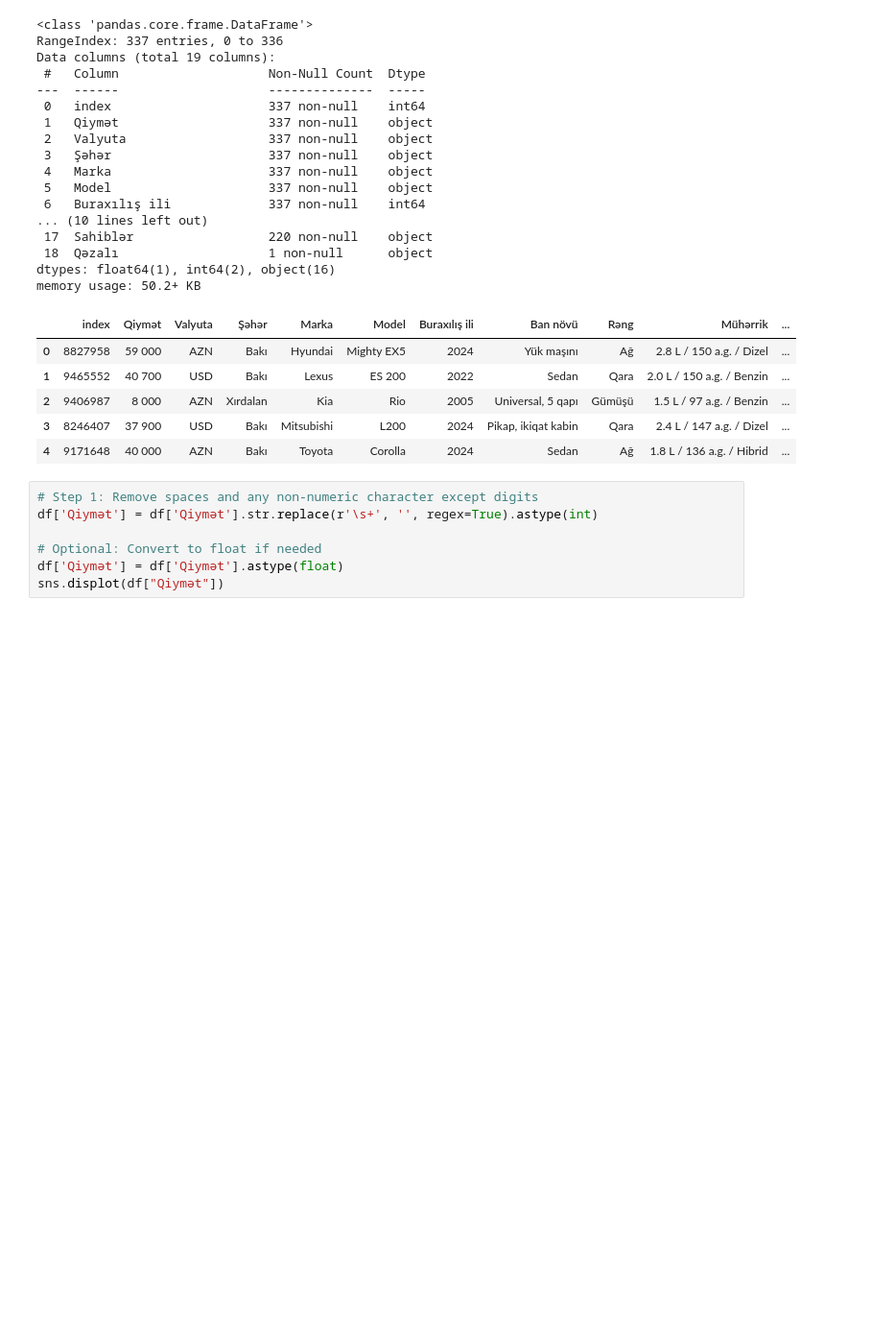
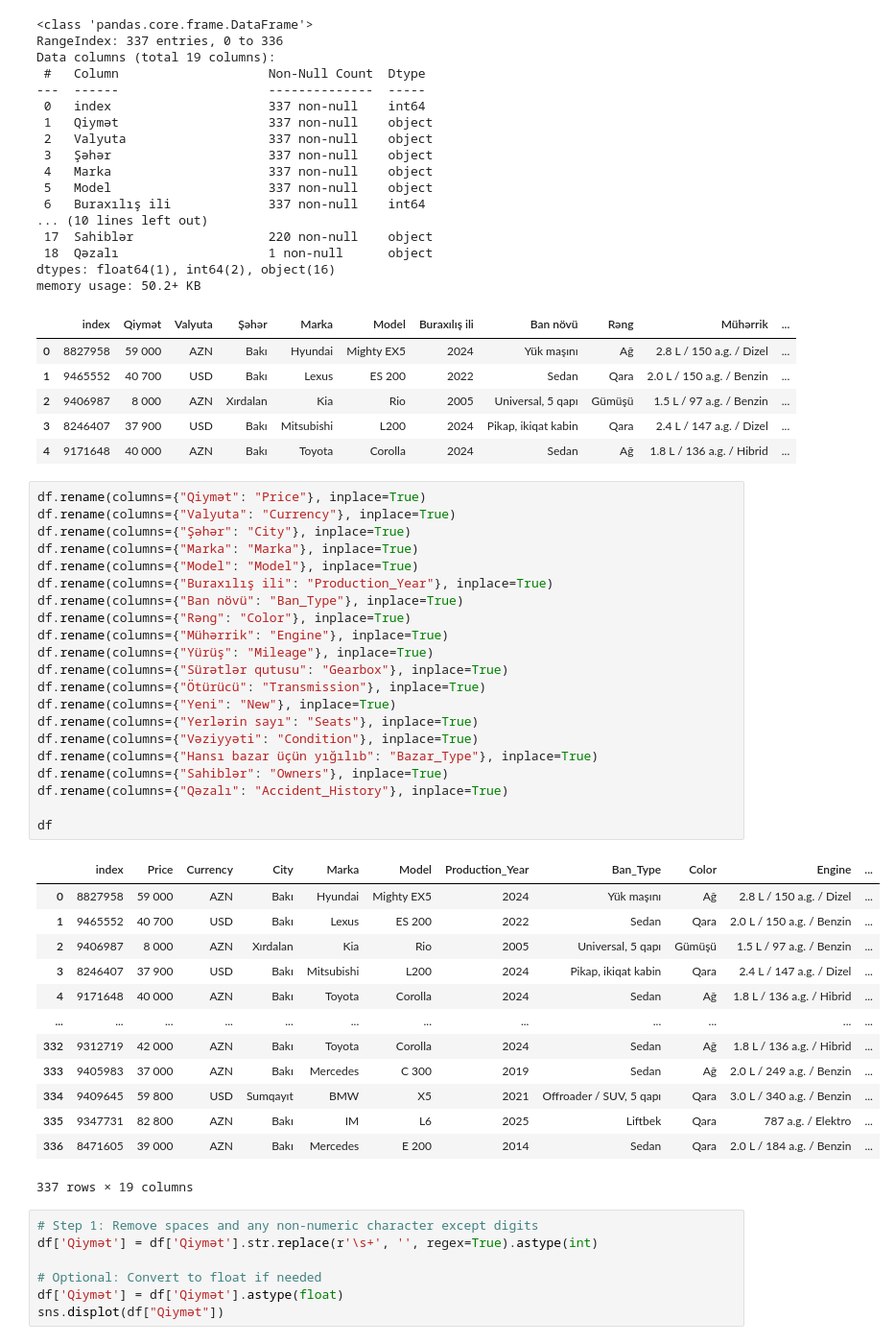
Before and after one commit to kaimg/scraper-turbo, a Jupyter notebook: data_cleaning.ipynb, the cells around one changed output. Shown at 96% size. Saved outputs shown, nothing was run; the diff lists cells and outputs as text; blank space fills up the shorter version.

```diff
--- a/data_cleaning.ipynb
+++ b/data_cleaning.ipynb
@@ -31,6 +32,41 @@ memory usage: 50.2+ KB
 | 2 | 9406987 | 8 000 | AZN | Xırdalan | Kia | Rio | 2005 | Universal, 5 qapı | Gümüşü | 1.5 L / 97 a.g. / Benzin | ... |
 | 3 | 8246407 | 37 900 | USD | Bakı | Mitsubishi | L200 | 2024 | Pikap, ikiqat kabin | Qara | 2.4 L / 147 a.g. / Dizel | ... |
 | 4 | 9171648 | 40 000 | AZN | Bakı | Toyota | Corolla | 2024 | Sedan | Ağ | 1.8 L / 136 a.g. / Hibrid | ... |
+# %%
+df.rename(columns={"Qiymət": "Price"}, inplace=True)
+df.rename(columns={"Valyuta": "Currency"}, inplace=True)
+df.rename(columns={"Şəhər": "City"}, inplace=True)
+df.rename(columns={"Marka": "Marka"}, inplace=True)
+df.rename(columns={"Model": "Model"}, inplace=True)
+df.rename(columns={"Buraxılış ili": "Production_Year"}, inplace=True)
+df.rename(columns={"Ban növü": "Ban_Type"}, inplace=True)
+df.rename(columns={"Rəng": "Color"}, inplace=True)
+df.rename(columns={"Mühərrik": "Engine"}, inplace=True)
+df.rename(columns={"Yürüş": "Mileage"}, inplace=True)
+df.rename(columns={"Sürətlər qutusu": "Gearbox"}, inplace=True)
+df.rename(columns={"Ötürücü": "Transmission"}, inplace=True)
+df.rename(columns={"Yeni": "New"}, inplace=True)
+df.rename(columns={"Yerlərin sayı": "Seats"}, inplace=True)
+df.rename(columns={"Vəziyyəti": "Condition"}, inplace=True)
+df.rename(columns={"Hansı bazar üçün yığılıb": "Bazar_Type"}, inplace=True)
+df.rename(columns={"Sahiblər": "Owners"}, inplace=True)
+df.rename(columns={"Qəzalı": "Accident_History"}, inplace=True)
+
+df
+# %% [output]
+|  | index | Price | Currency | City | Marka | Model | Production_Year | Ban_Type | Color | Engine | ... |
+| 0 | 8827958 | 59 000 | AZN | Bakı | Hyundai | Mighty EX5 | 2024 | Yük maşını | Ağ | 2.8 L / 150 a.g. / Dizel | ... |
+| 1 | 9465552 | 40 700 | USD | Bakı | Lexus | ES 200 | 2022 | Sedan | Qara | 2.0 L / 150 a.g. / Benzin | ... |
+| 2 | 9406987 | 8 000 | AZN | Xırdalan | Kia | Rio | 2005 | Universal, 5 qapı | Gümüşü | 1.5 L / 97 a.g. / Benzin | ... |
+| 3 | 8246407 | 37 900 | USD | Bakı | Mitsubishi | L200 | 2024 | Pikap, ikiqat kabin | Qara | 2.4 L / 147 a.g. / Dizel | ... |
+| 4 | 9171648 | 40 000 | AZN | Bakı | Toyota | Corolla | 2024 | Sedan | Ağ | 1.8 L / 136 a.g. / Hibrid | ... |
+| ... | ... | ... | ... | ... | ... | ... | ... | ... | ... | ... | ... |
+| 332 | 9312719 | 42 000 | AZN | Bakı | Toyota | Corolla | 2024 | Sedan | Ağ | 1.8 L / 136 a.g. / Hibrid | ... |
+| 333 | 9405983 | 37 000 | AZN | Bakı | Mercedes | C 300 | 2019 | Sedan | Ağ | 2.0 L / 249 a.g. / Benzin | ... |
+| 334 | 9409645 | 59 800 | USD | Sumqayıt | BMW | X5 | 2021 | Offroader / SUV, 5 qapı | Qara | 3.0 L / 340 a.g. / Benzin | ... |
+| 335 | 9347731 | 82 800 | AZN | Bakı | IM | L6 | 2025 | Liftbek | Qara | 787 a.g. / Elektro | ... |
+| 336 | 8471605 | 39 000 | AZN | Bakı | Mercedes | E 200 | 2014 | Sedan | Qara | 2.0 L / 184 a.g. / Benzin | ... |
+337 rows × 19 columns
 # %%
 # Step 1: Remove spaces and any non-numeric character except digits
 df['Qiymət'] = df['Qiymət'].str.replace(r'\s+', '', regex=True).astype(int)
```
Also changed, not shown: parts of 2 cells of this notebook.
